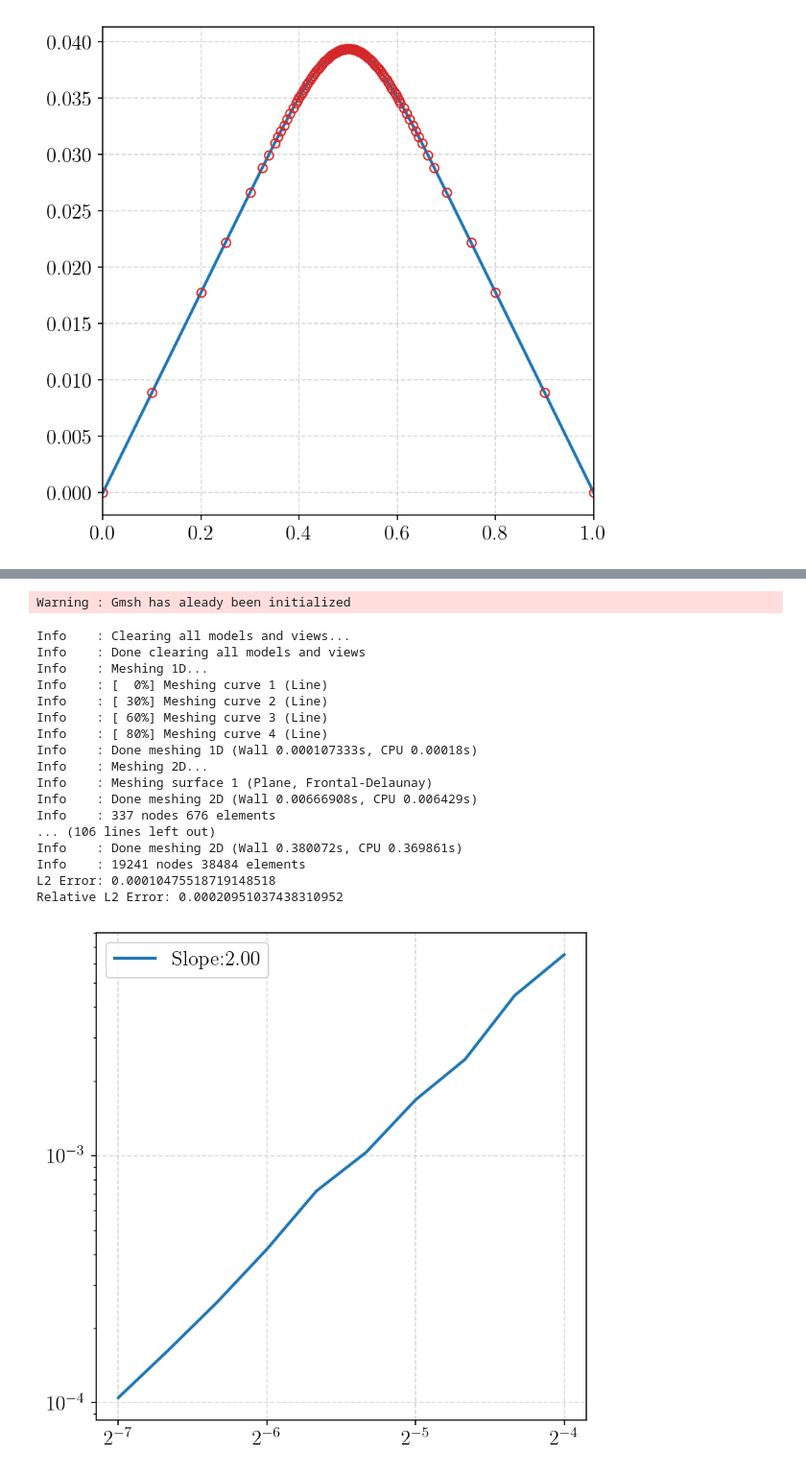
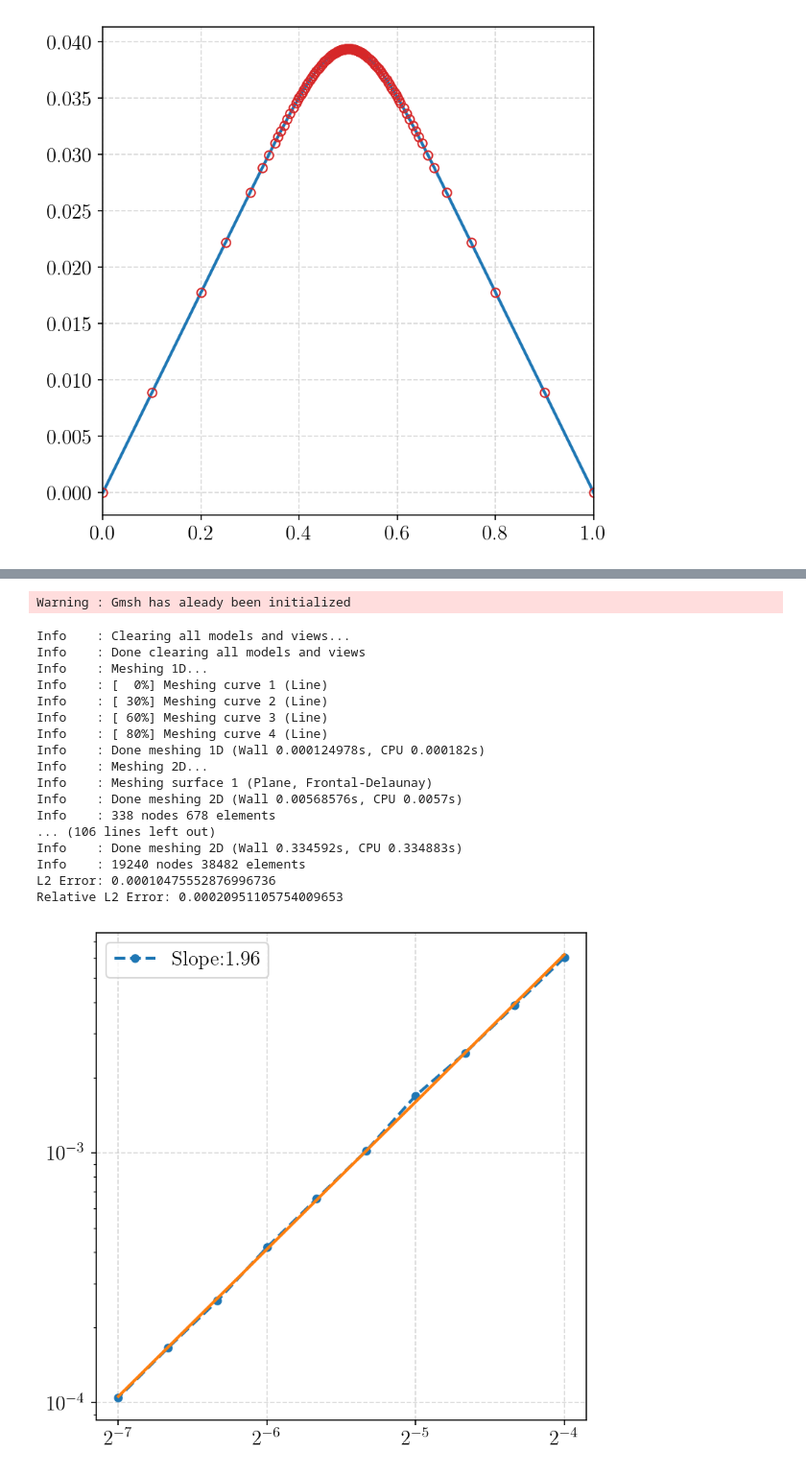
Before and after one commit to PrathamLalwani/FiniteElementProject, a Jupyter notebook: FiniteElement.ipynb, the cells around one changed output, grey strips where cells are left out. Shown at 96% size. Saved outputs shown, nothing was run; the diff lists cells and outputs as text; code cells hidden in the pictures.

```diff
--- a/FiniteElement.ipynb
+++ b/FiniteElement.ipynb
@@ -858,39 +858,40 @@ for i, lc in enumerate(lcs):
     err_squared_per_element = np.sum((u_fem - u_exact) ** 2 * det * weights, axis=1)
 
     L2_error = np.sqrt(np.sum(err_squared_per_element))
 
     print(f"L2 Error: {L2_error}")
     print(
         f"Relative L2 Error: {L2_error / np.sqrt(np.sum(u_exact**2 * det * weights))}"
     )
 
     errs.append(L2_error)
     # x = coords[node2unknown]
 
     # err =
 sl, b = np.polyfit(np.log2(lcs), np.log2(errs), 1)
-plt.plot(lcs, errs, label=f"Slope:{sl:.2f}")
+plt.plot(lcs, errs, label=f"Slope:{sl:.2f}", marker='o',markersize=5,linestyle='--')
+plt.plot(lcs, 2**(sl * np.log2(lcs) + b))
 plt.xscale("log", base=2)
 plt.yscale("log")
 plt.legend()
 plt.show()
 # %% [output]
 Warning : Gmsh has aleady been initialized
 Info    : Clearing all models and views...
 Info    : Done clearing all models and views
 Info    : Meshing 1D...
 Info    : [  0%] Meshing curve 1 (Line)
 Info    : [ 30%] Meshing curve 2 (Line)
 Info    : [ 60%] Meshing curve 3 (Line)
 Info    : [ 80%] Meshing curve 4 (Line)
-Info    : Done meshing 1D (Wall 0.000107333s, CPU 0.00018s)
+Info    : Done meshing 1D (Wall 0.000124978s, CPU 0.000182s)
 Info    : Meshing 2D...
 Info    : Meshing surface 1 (Plane, Frontal-Delaunay)
-Info    : Done meshing 2D (Wall 0.00666908s, CPU 0.006429s)
-Info    : 337 nodes 676 elements
+Info    : Done meshing 2D (Wall 0.00568576s, CPU 0.0057s)
+Info    : 338 nodes 678 elements
 ... (106 lines left out)
-Info    : Done meshing 2D (Wall 0.380072s, CPU 0.369861s)
-Info    : 19241 nodes 38484 elements
-L2 Error: 0.00010475518719148518
-Relative L2 Error: 0.00020951037438310952
+Info    : Done meshing 2D (Wall 0.334592s, CPU 0.334883s)
+Info    : 19240 nodes 38482 elements
+L2 Error: 0.00010475552876996736
+Relative L2 Error: 0.00020951105754009653
-[figure, old version]
+[figure, new version]
```
Also changed, not shown: parts of 2 cells of this notebook, 10 other files.
